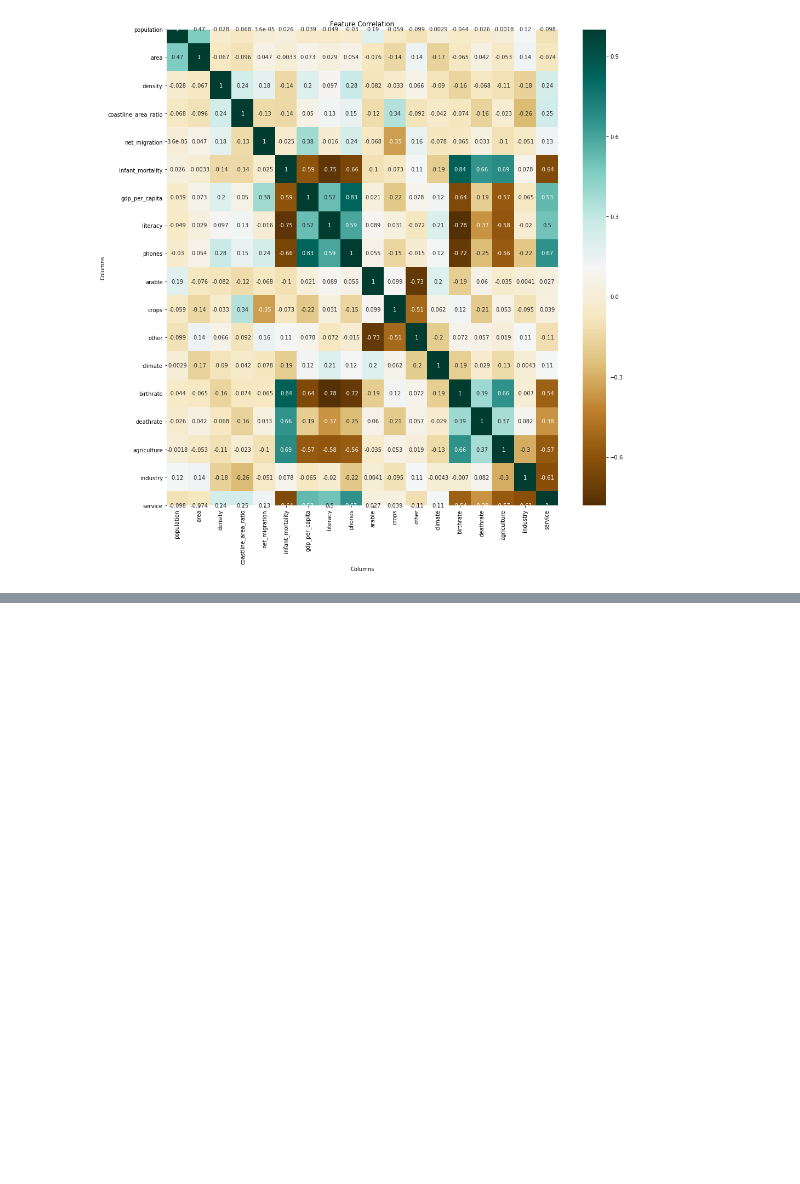
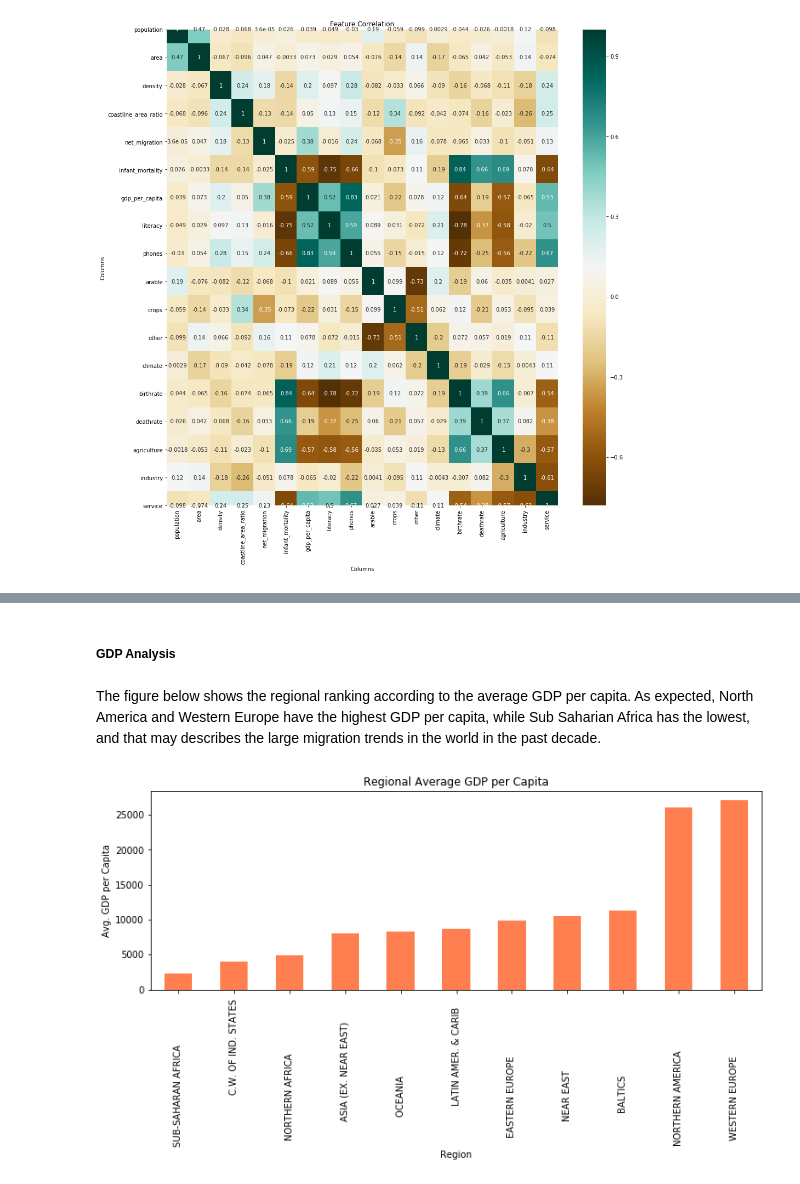
Before and after one commit to akshit4/Countries_GDP, a Jupyter notebook: Countries_GDP.ipynb, the cells around one changed output, grey strips where cells are left out. Cells and saved outputs as stored; diff of their text form; code cells hidden in the pictures; blank space fills up the shorter version.

```diff
--- a/Countries_GDP.ipynb
+++ b/Countries_GDP.ipynb
@@ -323,0 +364,13 @@ plt.show()
+# %% [markdown]
+##### GDP Analysis
+# %% [markdown]
+The figure below shows the regional ranking according to the average GDP per capita. As expected, North America and Western Europe have the highest GDP per capita, while Sub Saharian Africa has the lowest, and that may describes the large migration trends in the world in the past decade.
+# %%
+fig = plt.figure(figsize=(12, 4))
+data.groupby('region')['gdp_per_capita'].mean().sort_values().plot(kind='bar', color='coral')
+plt.title('Regional Average GDP per Capita')
+plt.xlabel("Region")
+plt.ylabel('Avg. GDP per Capita')
+plt.show()
+# %% [output]
+[figure, added]
```
Also changed, not shown: parts of 25 cells of this notebook.
